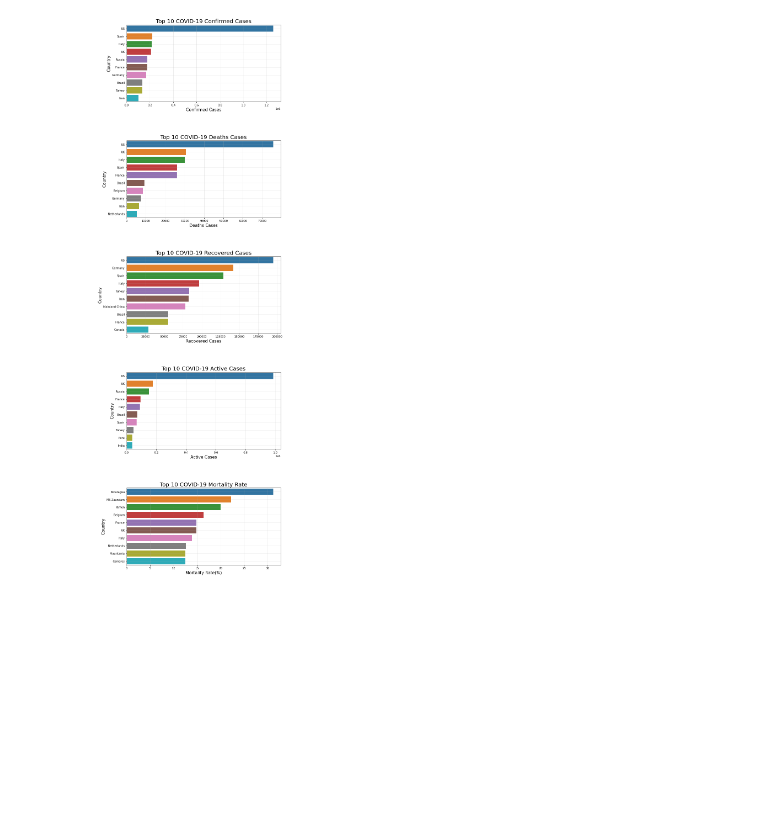
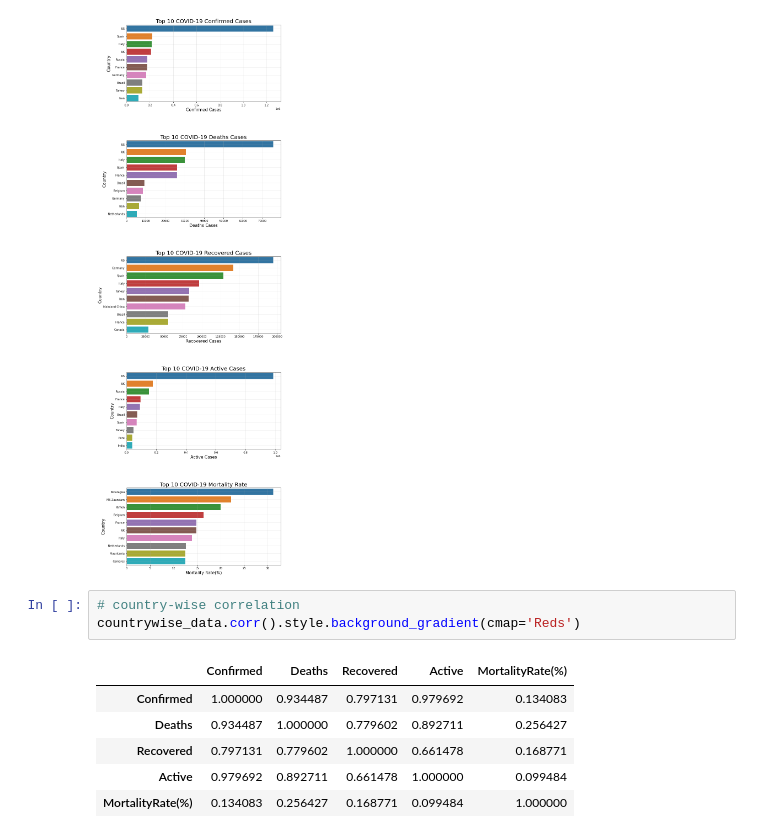
Before and after one commit to ShionFujimori/covid19-analysis, a Jupyter notebook: covid19_analysis.ipynb, the cells around one changed output. Saved outputs shown, nothing was run; the diff lists cells and outputs as text; blank space fills up the shorter version.

```diff
--- a/covid19_analysis.ipynb
+++ b/covid19_analysis.ipynb
@@ -406,3 +410,13 @@ plt.subplots_adjust(hspace=0.5)
 plt.show()
 # %% [output]
 [figure]
+# %%
+# country-wise correlation
+countrywise_data.corr().style.background_gradient(cmap='Reds')
+# %% [output]
+|  | Confirmed | Deaths | Recovered | Active | MortalityRate(%) |
+| Confirmed | 1.000000 | 0.934487 | 0.797131 | 0.979692 | 0.134083 |
+| Deaths | 0.934487 | 1.000000 | 0.779602 | 0.892711 | 0.256427 |
+| Recovered | 0.797131 | 0.779602 | 1.000000 | 0.661478 | 0.168771 |
+| Active | 0.979692 | 0.892711 | 0.661478 | 1.000000 | 0.099484 |
+| MortalityRate(%) | 0.134083 | 0.256427 | 0.168771 | 0.099484 | 1.000000 |
```
Also changed, not shown: parts of 8 cells of this notebook.
